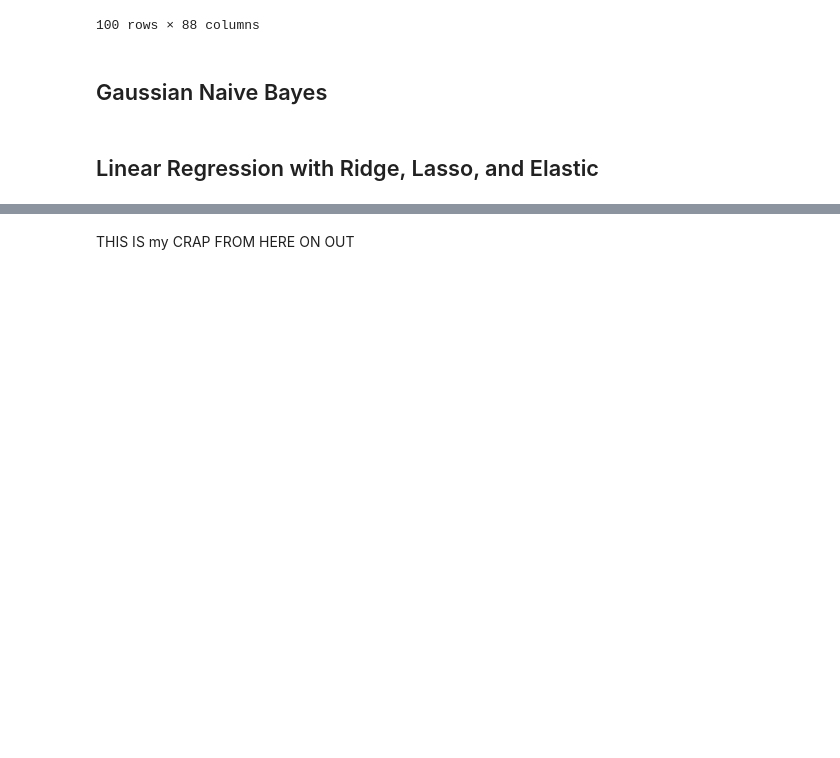
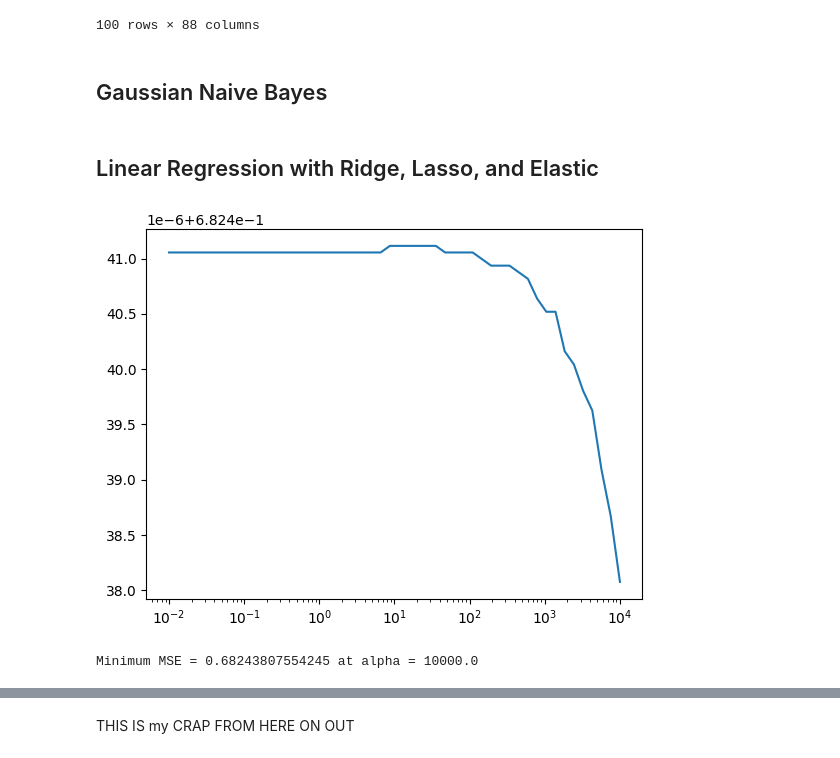
Before and after one commit to nkenny160/ecen-520-final-project, a Jupyter notebook: Jane Street Starter.ipynb, the cells around one changed output, grey strips where cells are left out. Drawn from its saved outputs; the diff is of its cells as text; code cells hidden in the pictures; blank space fills up the shorter version.

```diff
--- a/Jane Street Starter.ipynb
+++ b/Jane Street Starter.ipynb
@@ -220,43 +202,53 @@ from sklearn.feature_selection import SelectKBest
 from sklearn.model_selection import cross_val_score
 from sklearn.metrics import mean_squared_error
 
-from sklearn.preprocessing import PolynomialFeatures
-from sklearn.linear_model import LinearRegression
+# from sklearn.preprocessing import PolynomialFeatures
+# from sklearn.linear_model import LinearRegression
 
-poly_features = PolynomialFeatures(degree=2, include_bias=False)
-X_poly = poly_features.fit_transform(X_train)
+# poly_features = PolynomialFeatures(degree=2, include_bias=False)
+# X_poly = poly_features.fit_transform(X_train)
 
-poly_reg = LinearRegression()
-poly_reg.fit(X_poly, y_train)
+# poly_reg = LinearRegression()
+# poly_reg.fit(X_poly, y_train)
 
-poly_y_pred = poly_reg.predict(X_test)
+# poly_y_pred = poly_reg.predict(X_test)
 
-poly_mse = mean_squared_error(y_test,y_pred)
-print(f'Polynomial MSE = {gnb_mse}')
+# poly_mse = mean_squared_error(y_test,y_pred)
+# print(f'Polynomial MSE = {gnb_mse}')
 # %% [markdown]
 ## Linear Regression with Ridge, Lasso, and Elastic
 # %%
 from sklearn.model_selection import train_test_split
 from sklearn.linear_model import Ridge, Lasso, ElasticNet
 from sklearn.metrics import mean_squared_error
 import matplotlib.pyplot as plt
 import numpy as np
 
+
+# Ridge Regression
+# Typical values of alpha are 0.01 to 10,000
+
 ridge_mse = []
-# 100 alpha values from 0.001 to 1000
-alpha_counter = np.logspace(-3, 3, 100)
+
+# 50 alpha values from 0.01 to 10000 in logarithmic scaling
+alpha_counter = np.logspace(-2, 4, 50)
 # alpha_counter = np.arange(0.1,1000,0.1)
 
 for a in alpha_counter:
     # Ridge Regression
     ridge = Ridge(alpha=a)
     ridge.fit(X_train, y_train)
     ridge_y_pred = ridge.predict(X_test)
     ridge_mse.append(mean_squared_error(y_test, ridge_y_pred))
 
 plt.plot(alpha_counter,ridge_mse)
+plt.xscale('log')
+plt.show()
 
 # argmin() finds index of minimnum value
-min_mse_index = np.argmin(etaMSE)
+min_mse_index = np.argmin(ridge_mse)
 
 print(f'Minimum MSE = {ridge_mse[min_mse_index]} at alpha = {alpha_counter[min_mse_index]}')
+# %% [output]
+[figure, added]
+Minimum MSE = 0.68243807554245 at alpha = 10000.0
```
Also changed, not shown: parts of 30 cells of this notebook.
